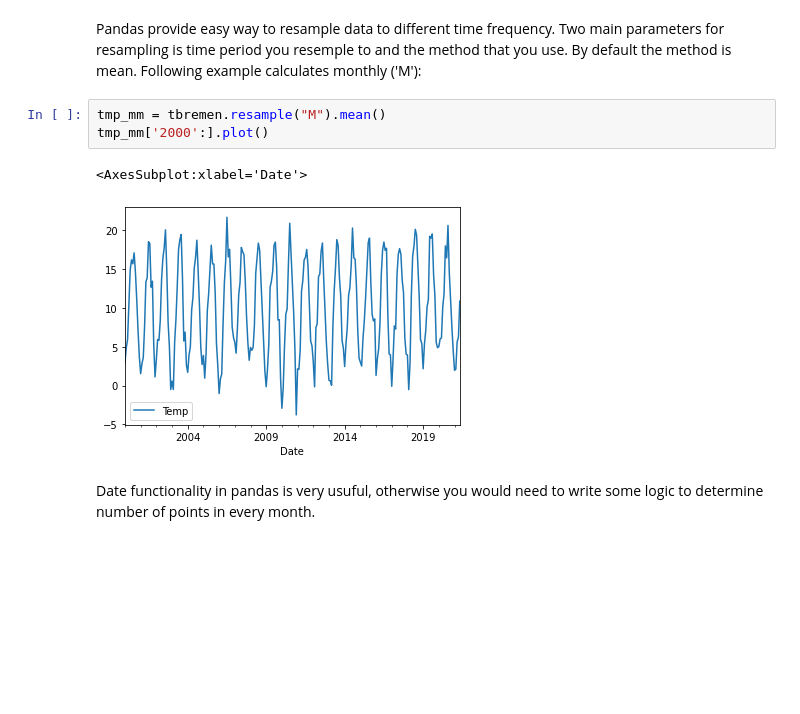
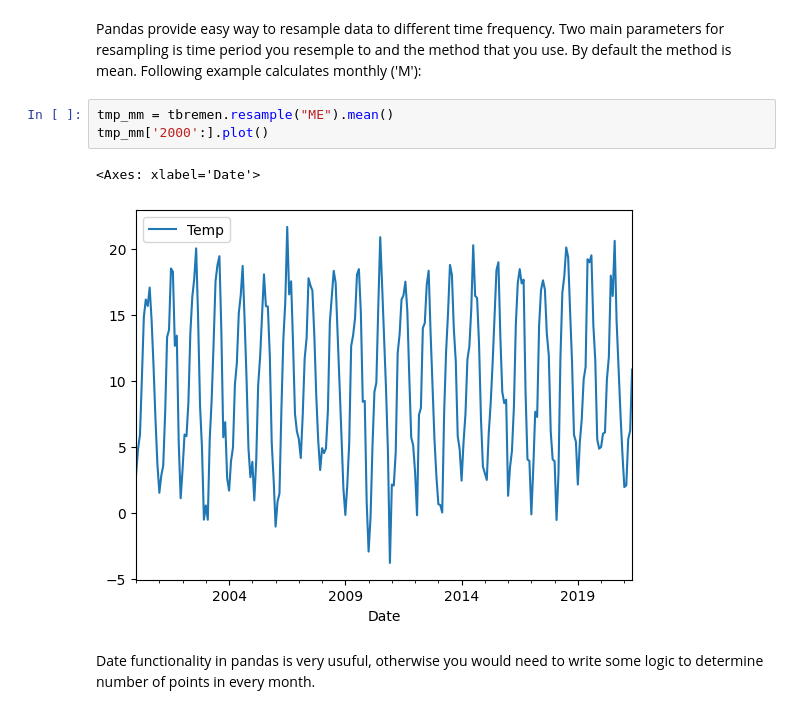
Before and after one commit to koldunovn/DT_model_data, a Jupyter notebook: notebooks/01_point_data.ipynb, the cells around one changed output. Cells and saved outputs as stored; diff of their text form; blank space fills up the shorter version.

```diff
--- a/notebooks/01_point_data.ipynb
+++ b/notebooks/01_point_data.ipynb
@@ -200,11 +200,11 @@ What was temperature in Bremen at your burthsday (or at the closest day)?
 # %% [markdown]
 Pandas provide easy way to resample data to different time frequency. Two main parameters for resampling is time period you resemple to and the method that you use. By default the method is mean. Following example calculates monthly ('M'):
 # %%
-tmp_mm = tbremen.resample("M").mean()
+tmp_mm = tbremen.resample("ME").mean()
 tmp_mm['2000':].plot()
 # %% [output]
-<AxesSubplot:xlabel='Date'>
+<Axes: xlabel='Date'>
-[figure, old version]
+[figure, new version]
 # %% [markdown]
 Date functionality in pandas is very usuful, otherwise you would need to write some logic to determine number of points in every month.
 # %% [markdown]
```
Also changed, not shown: parts of 14 cells of this notebook, 4 other files.
